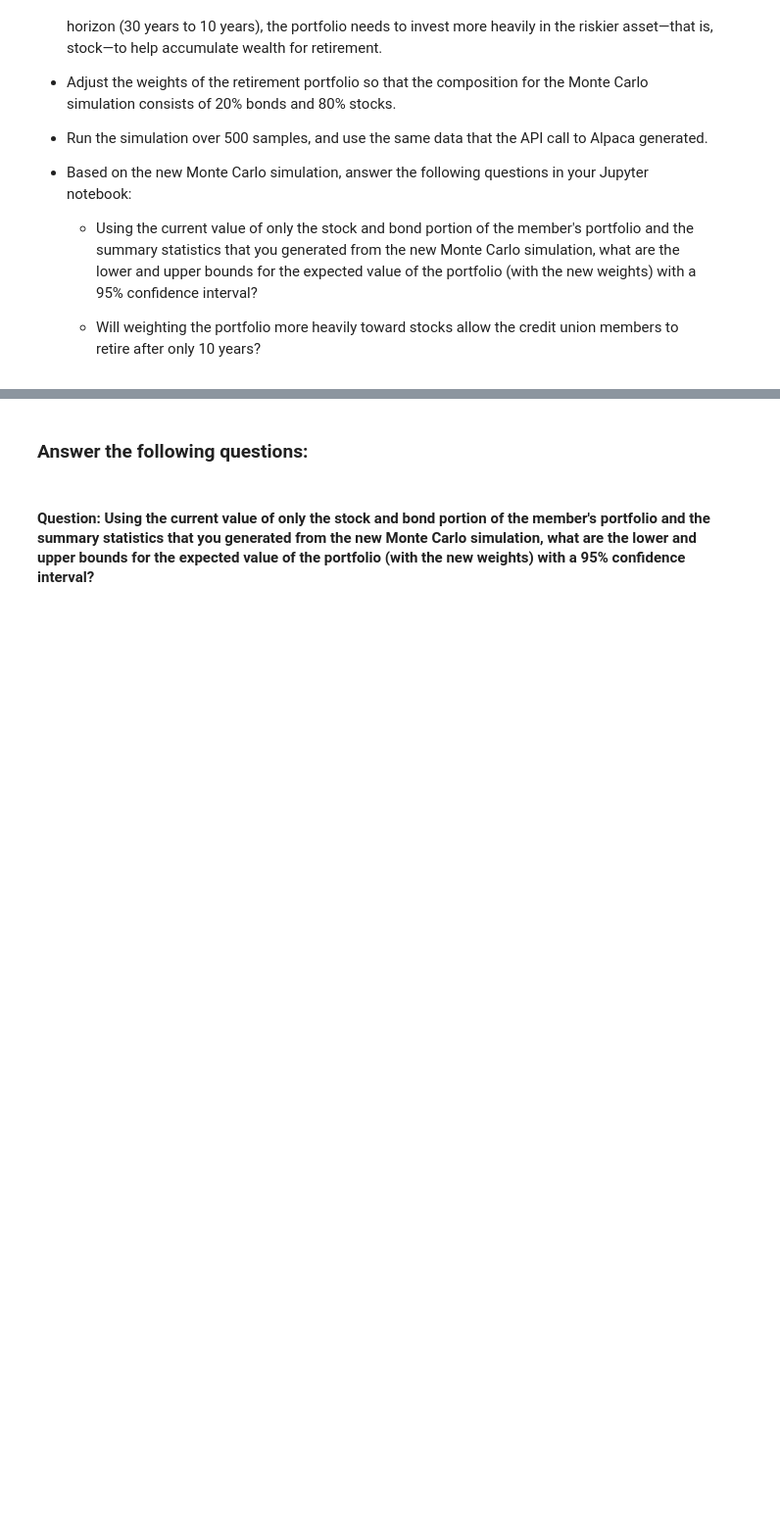
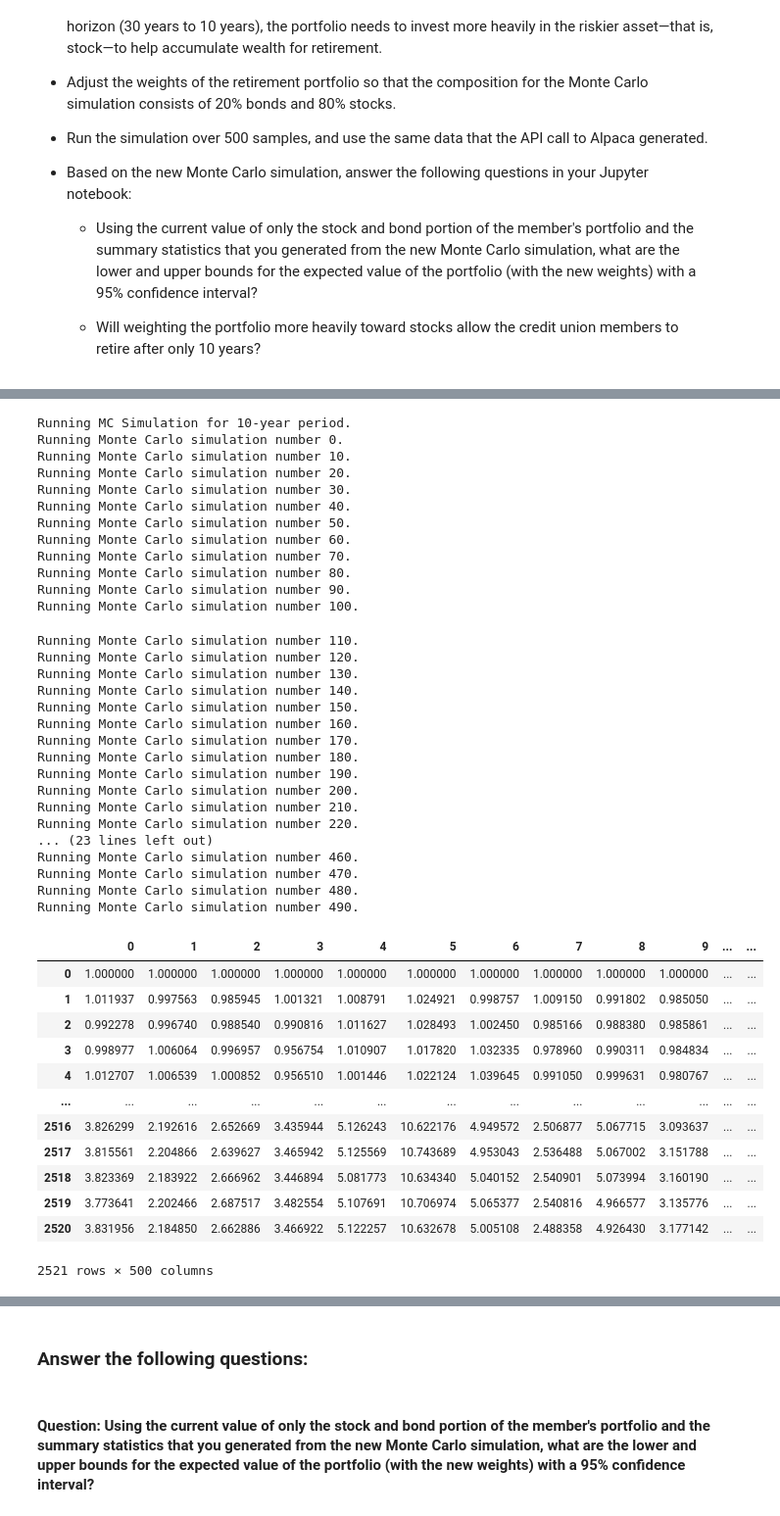
Before and after one commit to davidlp94/05_DLP_Financial_Planning_Tools, a Jupyter notebook: financial_planning_tools.ipynb, the cells around one changed output, grey strips where cells are left out. Shown at 98% size. Saved outputs shown, nothing was run; the diff lists cells and outputs as text; code cells hidden in the pictures; blank space fills up the shorter version.

```diff
--- a/financial_planning_tools.ipynb
+++ b/financial_planning_tools.ipynb
@@ -650,6 +672,50 @@ For this new Monte Carlo simulation, do the following:
 # %%
 # Run the Monte Carlo simulation to forecast 10 years cumulative returns
-# YOUR CODE HERE
+print('Running MC Simulation for 10-year period.')
+MC_10year.calc_cumulative_return()
+# %% [output]
+Running MC Simulation for 10-year period.
+Running Monte Carlo simulation number 0.
+Running Monte Carlo simulation number 10.
+Running Monte Carlo simulation number 20.
+Running Monte Carlo simulation number 30.
+Running Monte Carlo simulation number 40.
+Running Monte Carlo simulation number 50.
+Running Monte Carlo simulation number 60.
+Running Monte Carlo simulation number 70.
+Running Monte Carlo simulation number 80.
+Running Monte Carlo simulation number 90.
+Running Monte Carlo simulation number 100.
+Running Monte Carlo simulation number 110.
+Running Monte Carlo simulation number 120.
+Running Monte Carlo simulation number 130.
+Running Monte Carlo simulation number 140.
+Running Monte Carlo simulation number 150.
+Running Monte Carlo simulation number 160.
+Running Monte Carlo simulation number 170.
+Running Monte Carlo simulation number 180.
+Running Monte Carlo simulation number 190.
+Running Monte Carlo simulation number 200.
+Running Monte Carlo simulation number 210.
+Running Monte Carlo simulation number 220.
+... (23 lines left out)
+Running Monte Carlo simulation number 460.
+Running Monte Carlo simulation number 470.
+Running Monte Carlo simulation number 480.
+Running Monte Carlo simulation number 490.
+|  | 0 | 1 | 2 | 3 | 4 | 5 | 6 | 7 | 8 | 9 | ... | ... |
+| 0 | 1.000000 | 1.000000 | 1.000000 | 1.000000 | 1.000000 | 1.000000 | 1.000000 | 1.000000 | 1.000000 | 1.000000 | ... | ... |
+| 1 | 1.011937 | 0.997563 | 0.985945 | 1.001321 | 1.008791 | 1.024921 | 0.998757 | 1.009150 | 0.991802 | 0.985050 | ... | ... |
+| 2 | 0.992278 | 0.996740 | 0.988540 | 0.990816 | 1.011627 | 1.028493 | 1.002450 | 0.985166 | 0.988380 | 0.985861 | ... | ... |
+| 3 | 0.998977 | 1.006064 | 0.996957 | 0.956754 | 1.010907 | 1.017820 | 1.032335 | 0.978960 | 0.990311 | 0.984834 | ... | ... |
+| 4 | 1.012707 | 1.006539 | 1.000852 | 0.956510 | 1.001446 | 1.022124 | 1.039645 | 0.991050 | 0.999631 | 0.980767 | ... | ... |
+| ... | ... | ... | ... | ... | ... | ... | ... | ... | ... | ... | ... | ... |
+| 2516 | 3.826299 | 2.192616 | 2.652669 | 3.435944 | 5.126243 | 10.622176 | 4.949572 | 2.506877 | 5.067715 | 3.093637 | ... | ... |
+| 2517 | 3.815561 | 2.204866 | 2.639627 | 3.465942 | 5.125569 | 10.743689 | 4.953043 | 2.536488 | 5.067002 | 3.151788 | ... | ... |
+| 2518 | 3.823369 | 2.183922 | 2.666962 | 3.446894 | 5.081773 | 10.634340 | 5.040152 | 2.540901 | 5.073994 | 3.160190 | ... | ... |
+| 2519 | 3.773641 | 2.202466 | 2.687517 | 3.482554 | 5.107691 | 10.706974 | 5.065377 | 2.540816 | 4.966577 | 3.135776 | ... | ... |
+| 2520 | 3.831956 | 2.184850 | 2.662886 | 3.466922 | 5.122257 | 10.632678 | 5.005108 | 2.488358 | 4.926430 | 3.177142 | ... | ... |
+2521 rows × 500 columns
 # %%
 # Visualize the 10-year Monte Carlo simulation by creating an
 # overlay line plot
```
Also changed, not shown: parts of 29 cells of this notebook.
